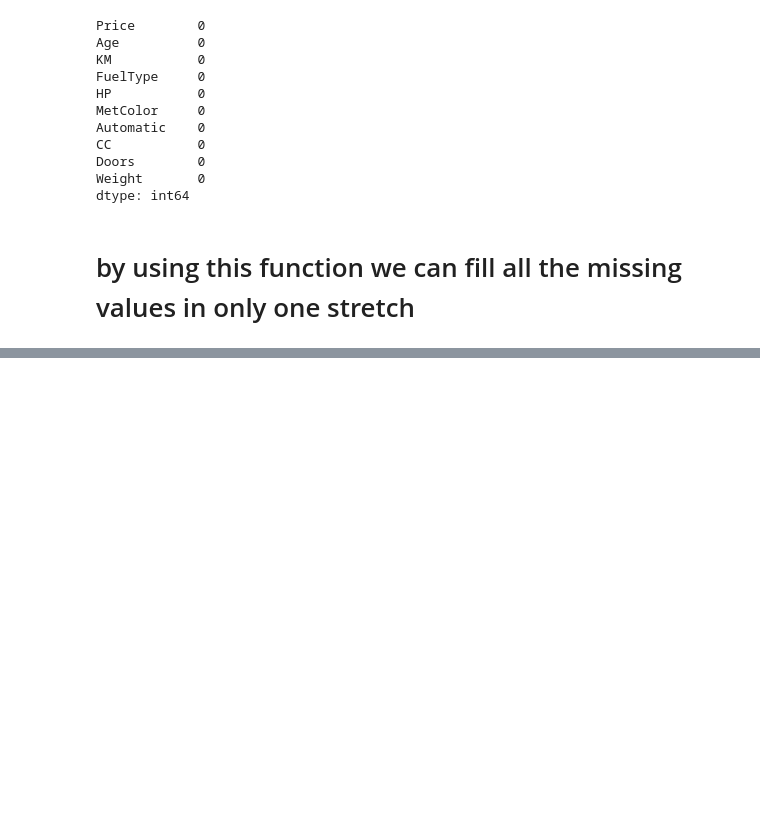
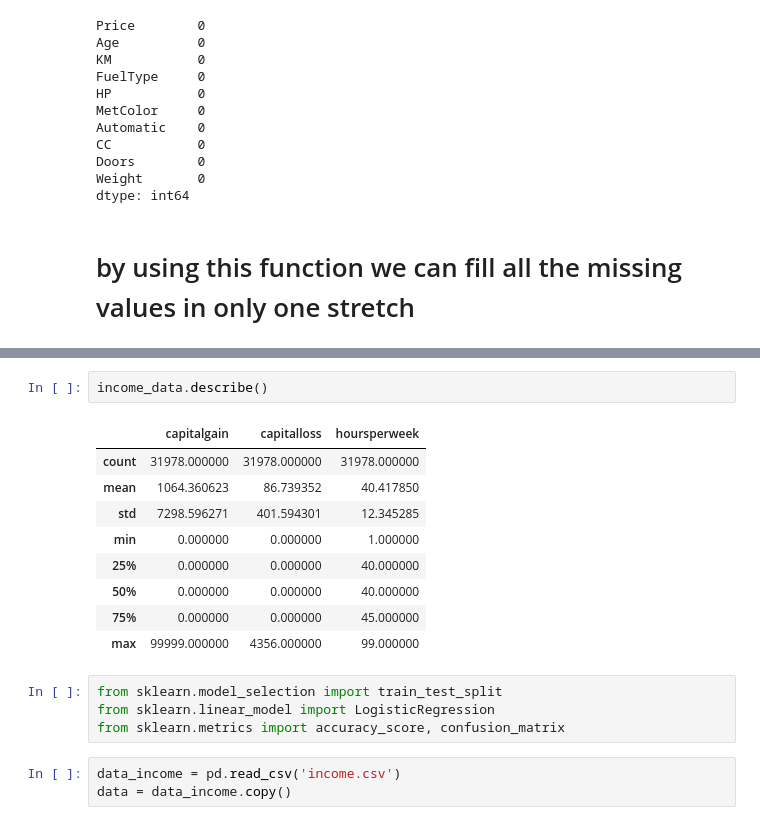
Before and after one commit to MaheshChavan1264/PythonForDataScience, a Jupyter notebook: Week2.ipynb, the cells around one changed output, grey strips where cells are left out. Cells and saved outputs as stored; diff of their text form; blank space fills up the shorter version.

```diff
--- a/Week2.ipynb
+++ b/Week2.ipynb
@@ -1429,0 +1533,19 @@ dtype: int64
+# %%
+income_data.describe()
+# %% [output]
+|  | capitalgain | capitalloss | hoursperweek |
+| count | 31978.000000 | 31978.000000 | 31978.000000 |
+| mean | 1064.360623 | 86.739352 | 40.417850 |
+| std | 7298.596271 | 401.594301 | 12.345285 |
+| min | 0.000000 | 0.000000 | 1.000000 |
+| 25% | 0.000000 | 0.000000 | 40.000000 |
+| 50% | 0.000000 | 0.000000 | 40.000000 |
+| 75% | 0.000000 | 0.000000 | 45.000000 |
+| max | 99999.000000 | 4356.000000 | 99.000000 |
+# %%
+from sklearn.model_selection import train_test_split
+from sklearn.linear_model import LogisticRegression
+from sklearn.metrics import accuracy_score, confusion_matrix
+# %%
+data_income = pd.read_csv('income.csv')
+data = data_income.copy()
```
Also changed, not shown: parts of 23 cells of this notebook, 9 other files.
